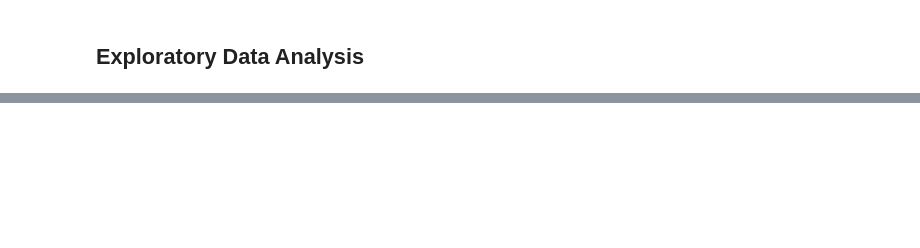
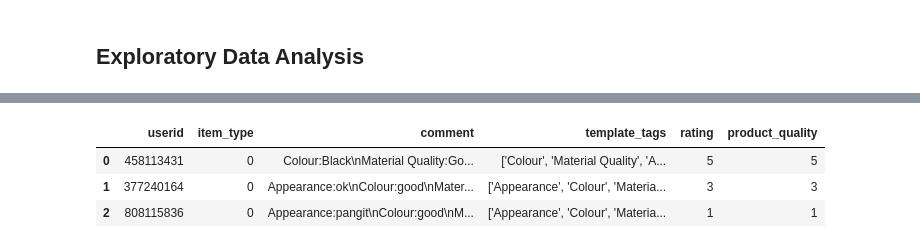
Before and after one commit to scaredmeow/nlp-thesis-xlnet-tagalog, a Jupyter notebook: notebooks/data-preprocess.ipynb, the cells around one changed output, grey strips where cells are left out. Drawn from its saved outputs; the diff is of its cells as text; code cells hidden in the pictures; blank space fills up the shorter version.

```diff
--- a/notebooks/data-preprocess.ipynb
+++ b/notebooks/data-preprocess.ipynb
@@ -27,0 +120,7 @@ report.show_browser()
+# %%
+dataset.head(3)
+# %% [output]
+|  | userid | item_type | comment | template_tags | rating | product_quality |
+| 0 | 458113431 | 0 | Colour:Black\nMaterial Quality:Go... | ['Colour', 'Material Quality', 'A... | 5 | 5 |
+| 1 | 377240164 | 0 | Appearance:ok\nColour:good\nMater... | ['Appearance', 'Colour', 'Materia... | 3 | 3 |
+| 2 | 808115836 | 0 | Appearance:pangit\nColour:good\nM... | ['Appearance', 'Colour', 'Materia... | 1 | 1 |
```
Also changed, not shown: parts of 18 cells of this notebook.
